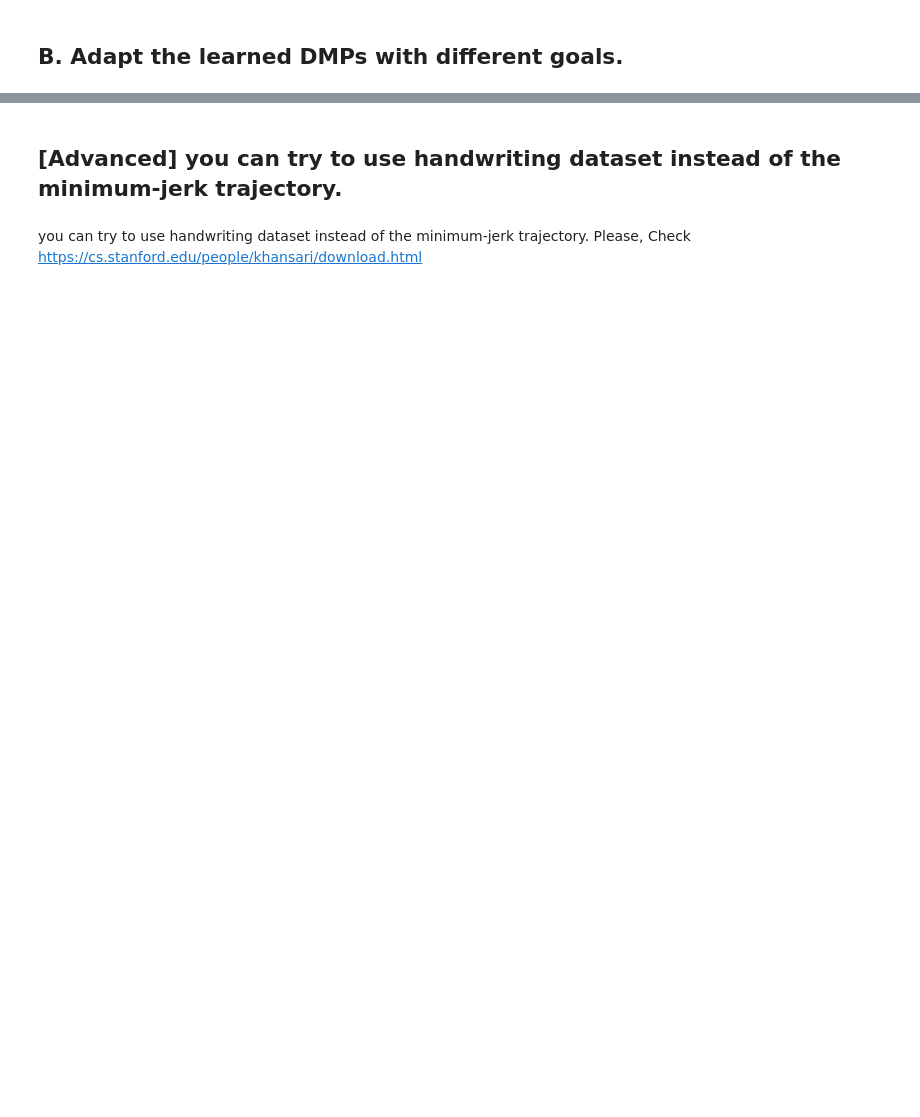
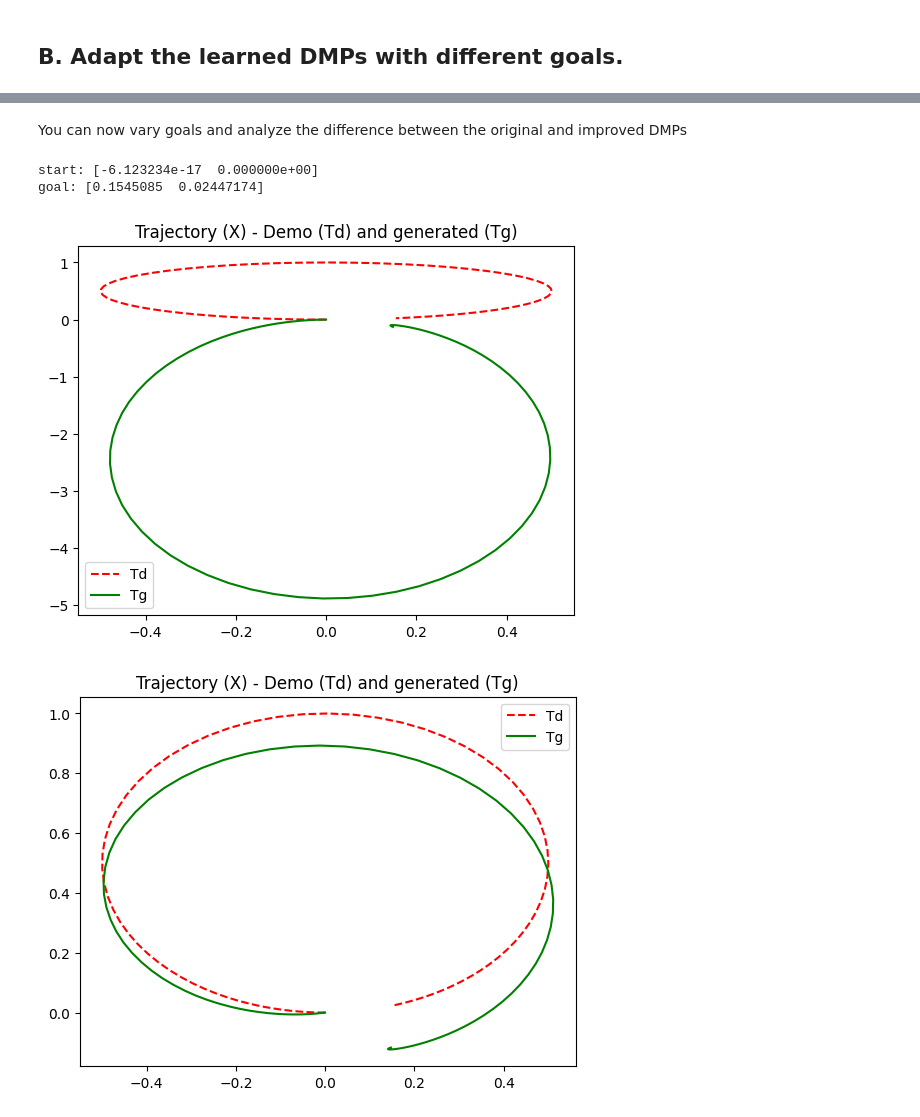
Before and after one commit to pidipidi/cs577_RLI, a Jupyter notebook: assignment_1/problem_2.ipynb, the cells around one changed output, grey strips where cells are left out. Drawn from its saved outputs; the diff is of its cells as text; code cells hidden in the pictures; blank space fills up the shorter version.

```diff
--- a/assignment_1/problem_2.ipynb
+++ b/assignment_1/problem_2.ipynb
@@ -562,4 +537,47 @@ dmp.plot_traj(trajs_demo, np.array(trajs))
-# %% [markdown]
-## [Advanced] you can try to use handwriting dataset instead of the minimum-jerk trajectory.
-# %% [markdown]
- you can try to use handwriting dataset instead of the minimum-jerk trajectory. Please, Check https://cs.stanford.edu/people/khansari/download.html
+# %% [markdown]
+You can now vary goals and analyze the difference between the original and improved DMPs
+# %%
+"""
+Train an original DMP with a circular traj and reproduce it with different goals.
+"""
+n_samples = 1
+dims      = 2
+bfs       = 30
+tau       = 1.
+
+freq      = 100
+duration  = 1.
+dt        = 1./freq
+
+# Data generation
+trajs_demo = gen_circular_traj(freq=freq, duration=duration)
+print ("start:", trajs_demo[0, :, 0])
+print ("goal:", trajs_demo[0,:, -1])
+
+# ReProduce a trajectory
+y0   = None #np.array([-0.5,])
+goal = np.array([0.15,-0.12])
+
+
+#------------------------------------------------------------
+# Place your code herev
+# Learn via DMP original/improved
+dmp = DMPs_discrete(dims=dims, bfs=bfs, tau=tau, dt=dt,
+                        enable_improved=False)
+traj, _, _ = dmp.learn(trajs_demo)
+traj, _, _ = dmp.plan(y0=y0, goal=goal)
+plot_2d(traj, trajs_demo)
+
+# Learn via DMP original/improved
+dmp = DMPs_discrete(dims=dims, bfs=bfs, tau=tau, dt=dt,
+                        enable_improved=True)
+traj, _, _ = dmp.learn(trajs_demo)
+traj, _, _ = dmp.plan(y0=y0, goal=goal)
+plot_2d(traj, trajs_demo)
+
+#------------------------------------------------------------
+# %% [output]
+start: [-6.123234e-17  0.000000e+00]
+goal: [0.1545085  0.02447174]
+[figure, added]
+[figure, added]
```
Also changed, not shown: parts of 24 cells of this notebook.
